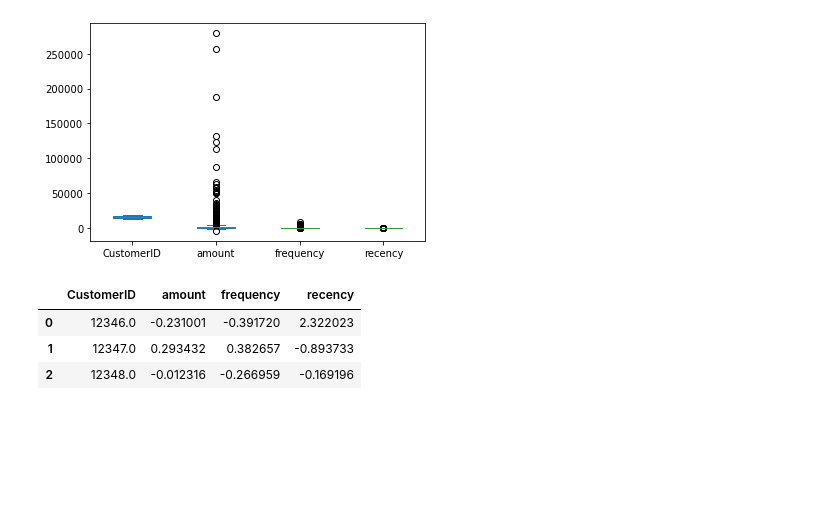
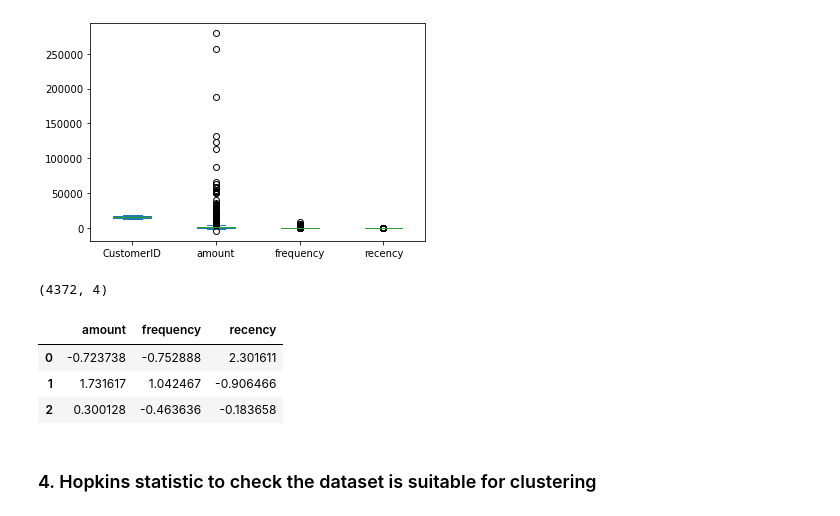
Before and after one commit to tosif91/ml_K_means_online_retail_transaction, a Jupyter notebook: notebook.ipynb, the cells around one changed output. Drawn from its saved outputs; the diff is of its cells as text; code cells hidden in the pictures; blank space fills up the shorter version.

```diff
--- a/notebook.ipynb
+++ b/notebook.ipynb
@@ -172,19 +171,42 @@ gf.plot(kind='box')
 # %% [output]
 <AxesSubplot:>
 [figure]
+# %%
+# Removing statistical outliers {{ CUSTOM }}
+print(gf.shape)
+# For amount
+Q1 = gf.amount.quantile(0.05)
+Q3 = gf.amount.quantile(0.95)
+IQR = Q3-Q1
+gf = gf[(gf.amount >= Q1-1.5*IQR) & (gf.amount <= Q3+1.5*IQR)]
+# For recency
+Q1 = gf.recency.quantile(0.05)
+Q3 = gf.recency.quantile(0.95)
+IQR = Q3-Q1
+gf = gf[(gf.recency >= Q1-1.5*IQR) & (gf.recency <= Q3+1.5*IQR)]
+# For frequency
+Q1 = gf.frequency.quantile(0.05)
+Q3 = gf.frequency.quantile(0.95)
+IQR = Q3-Q1
+gf = gf[(gf.frequency >= Q1-1.5*IQR) & (gf.frequency <= Q3+1.5*IQR)]
+# %% [output]
+(4372, 4)
 # %%
 # Rescaling
 import sklearn
 from sklearn.preprocessing import StandardScaler
 # instantiate a scaler
 scaler = StandardScaler()
 # perform rescaling on all three columns accept CustomerID
 # fit on scaler
-gf[['amount','frequency','recency']] = scaler.fit_transform(gf[['amount','frequency','recency']])
+gf_scaled = pd.DataFrame(gf[['amount','frequency','recency']])
+gf_scaled[['amount','frequency','recency']] = scaler.fit_transform(gf[['amount','frequency','recency']])
 # now mean of each scaled variable is 0 and standard deviation is 1
-gf.head(3)
+gf_scaled.head(3)
 # %% [output]
-|  | CustomerID | amount | frequency | recency |
-| 0 | 12346.0 | -0.231001 | -0.391720 | 2.322023 |
-| 1 | 12347.0 | 0.293432 | 0.382657 | -0.893733 |
-| 2 | 12348.0 | -0.012316 | -0.266959 | -0.169196 |
+|  | amount | frequency | recency |
+| 0 | -0.723738 | -0.752888 | 2.301611 |
+| 1 | 1.731617 | 1.042467 | -0.906466 |
+| 2 | 0.300128 | -0.463636 | -0.183658 |
+# %% [markdown]
+### 4. Hopkins statistic to check  the dataset is suitable for clustering
```
Also changed, not shown: parts of 19 cells of this notebook.
